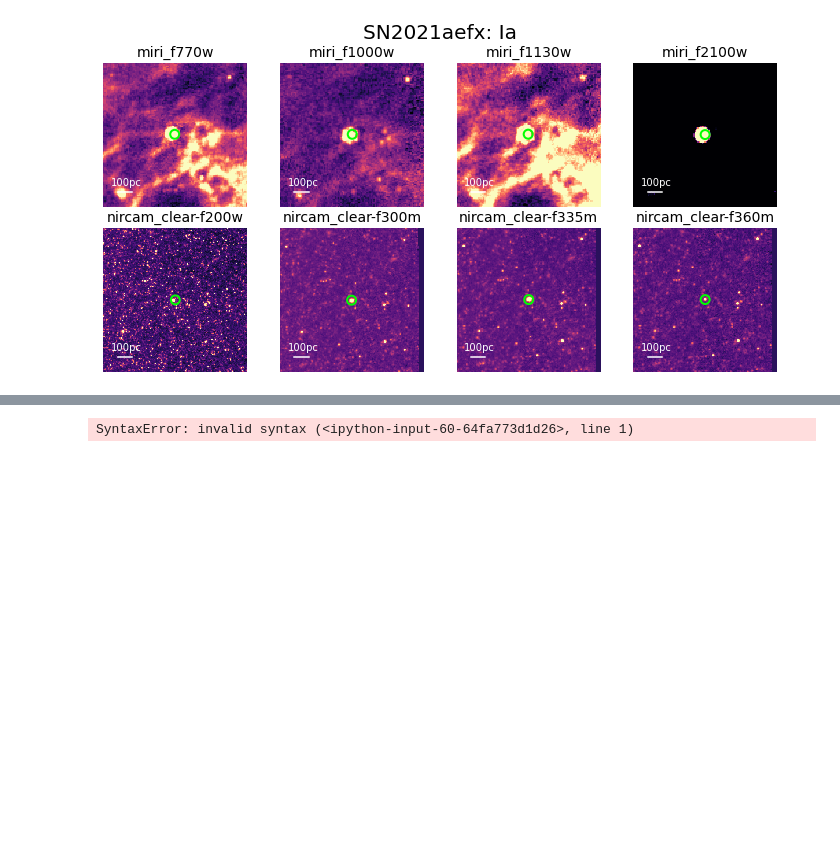
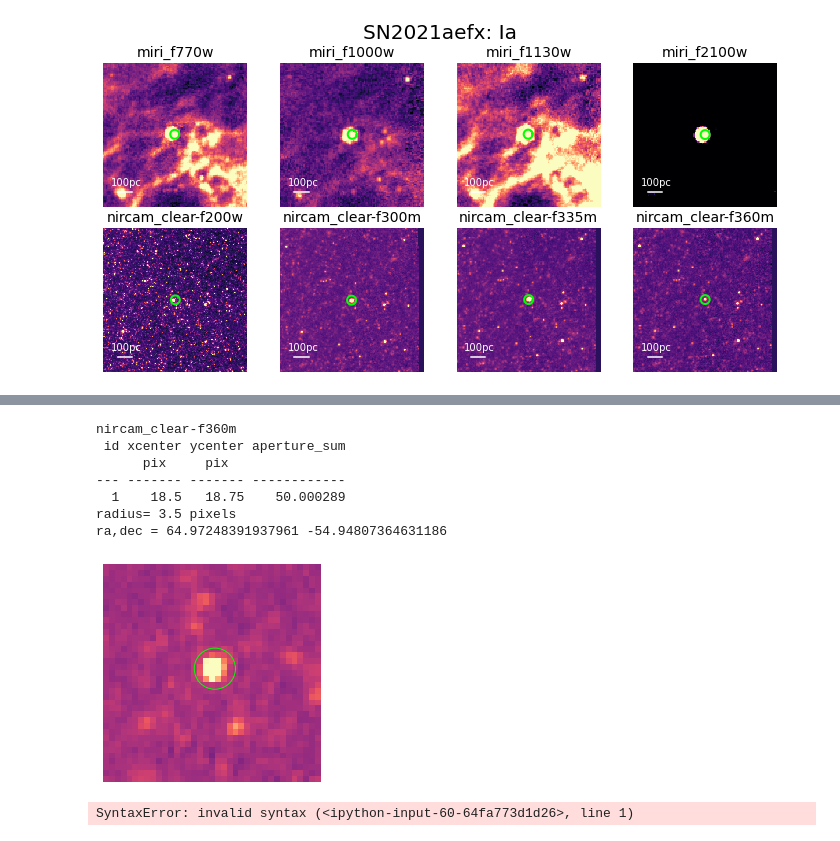
Before and after one commit to NessMayker/SNeJWST, a Jupyter notebook: Code/0.JWST_NGC1566_SN2021aefx.ipynb, the cells around one changed output, grey strips where cells are left out. Cells and saved outputs as stored; diff of their text form; code cells hidden in the pictures; blank space fills up the shorter version.

Commit message:
getting figure data into table

```diff
--- a/Code/0.JWST_NGC1566_SN2021aefx.ipynb
+++ b/Code/0.JWST_NGC1566_SN2021aefx.ipynb
@@ -349,7 +349,9 @@ makeZooms(2,4, imgs, SNra, SNdec, SNname, SNtype,vmm, log=False)          #SN202
 # Set up photutils and apertures within cutout.
 
 
-def getPhot(m,xval=0,yval=0,rad=7.0, halfBox = angSizes[0][2]):
+def getPhot(m,coords,rad,img):
+    xval = coords[0]
+    yval=coords[1]
 
     if m > 3 and xval == 0 and yval == 0:
 #         xval = 189.3471648762852
@@ -360,6 +362,11 @@ def getPhot(m,xval=0,yval=0,rad=7.0, halfBox = angSizes[0][2]):
         xval=51.64736724810348
         yval= 52.36224440217063
     else:pass
+
+    if m > 3:
+        halfBox = angSizes[0][1]
+    else:
+        halfBox = angSizes[0][2]
 
     data = plots[m]
     # data = np.log10(data)
@@ -414,5 +421,7 @@ def getPhot(m,xval=0,yval=0,rad=7.0, halfBox = angSizes[0][2]):
     # plt.scatter(xval, yval, facecolor = 'none', marker = "o", s = 80, edgecolor="lime",linewidth=2,zorder = 2)
     apertures.plot(color='lime',zorder=2)
     plt.axis('off')
-
+    plt.savefig(imgs[m],dpi=300)
     plt.show()
+    print(xval,yval,rad,ra,dec,phot_table["aperture_sum"][0],img)
+    return(xval,yval,rad,ra,dec,phot_table["aperture_sum"][0],img)
@@ -518,3 +553,15 @@ ra,dec = 64.97186605646216 -54.94778922778079
+# %%
+print(imgs[7])
+getPhot(7,xval=18.5,yval=18.75,rad=3.5, halfBox = angSizes[0][1])
+# %% [output]
+nircam_clear-f360m
+ id xcenter ycenter aperture_sum
+      pix     pix
+--- ------- ------- ------------
+  1    18.5   18.75    50.000289
+radius= 3.5 pixels
+ra,dec = 64.97248391937961 -54.94807364631186
+[figure, added]
 # %%
 mjy/str  want in jy
 
```
Also changed, not shown: parts of 15 cells of this notebook, 8 other files.
